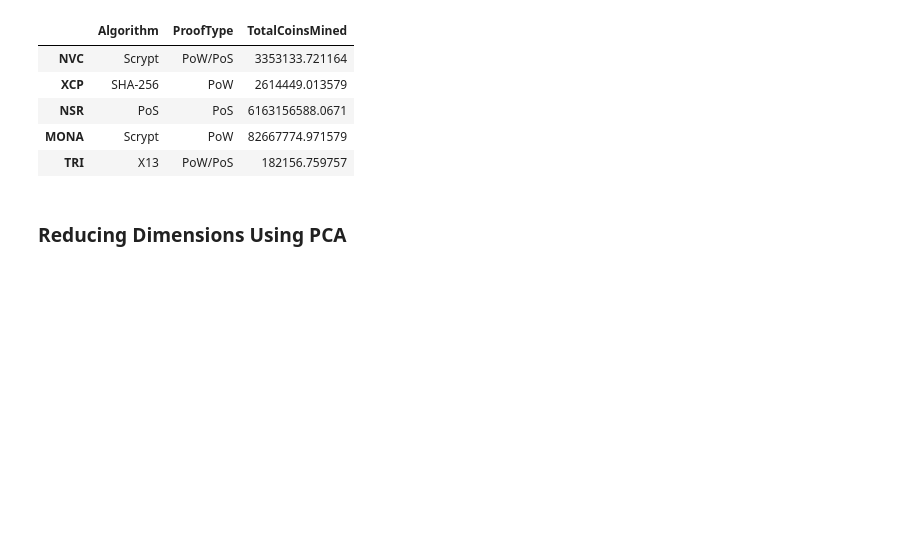
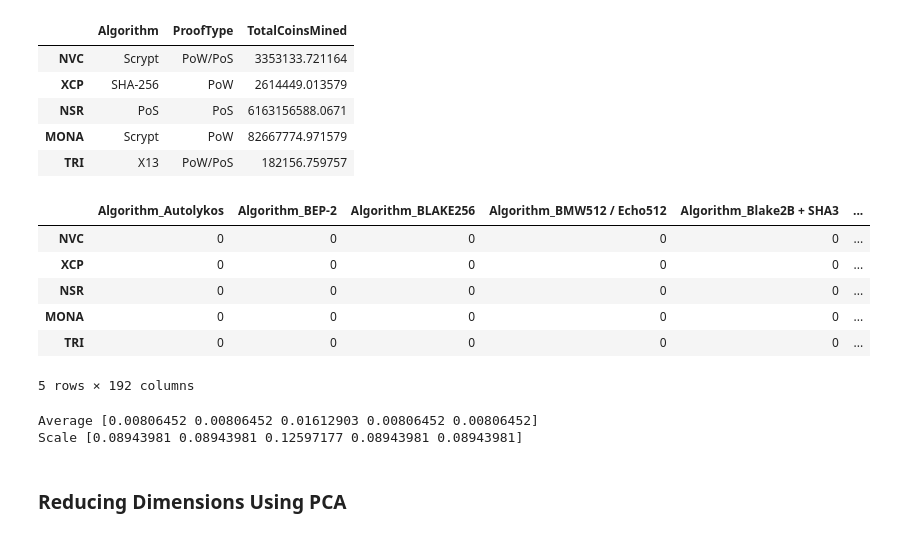
Before and after one commit to etholpalmer/AWS-Unsupervised-Learning, a Jupyter notebook: crypto_clustering.ipynb, the cells around one changed output. Drawn from its saved outputs; the diff is of its cells as text; code cells hidden in the pictures; blank space fills up the shorter version.

```diff
--- a/crypto_clustering.ipynb
+++ b/crypto_clustering.ipynb
@@ -143,3 +167,13 @@ crypto_df.head()
 | TRI | X13 | PoW/PoS | 182156.759757 |
 # %%
 # Create dummy variables for text features
+crypto_df_enc = pd.get_dummies(data=crypto_df)
+crypto_df_enc.head()
+# %% [output]
+|  | Algorithm_Autolykos | Algorithm_BEP-2 | Algorithm_BLAKE256 | Algorithm_BMW512 / Echo512 | Algorithm_Blake2B + SHA3 | ... |
+| NVC | 0 | 0 | 0 | 0 | 0 | ... |
+| XCP | 0 | 0 | 0 | 0 | 0 | ... |
+| NSR | 0 | 0 | 0 | 0 | 0 | ... |
+| MONA | 0 | 0 | 0 | 0 | 0 | ... |
+| TRI | 0 | 0 | 0 | 0 | 0 | ... |
+5 rows × 192 columns
@@ -148,3 +180,13 @@ crypto_df.head()
+# %%
+# Standardize data
+from sklearn.preprocessing import StandardScaler
+scaler = StandardScaler().fit(crypto_df_enc)
+
+print("Average",scaler.mean_[:5])
+print("Scale", scaler.scale_[:5])
+# %% [output]
+Average [0.00806452 0.00806452 0.01612903 0.00806452 0.00806452]
+Scale [0.08943981 0.08943981 0.12597177 0.08943981 0.08943981]
 # %% [markdown]
 ### Reducing Dimensions Using PCA
 # %%
```
Also changed, not shown: parts of 3 cells of this notebook.
